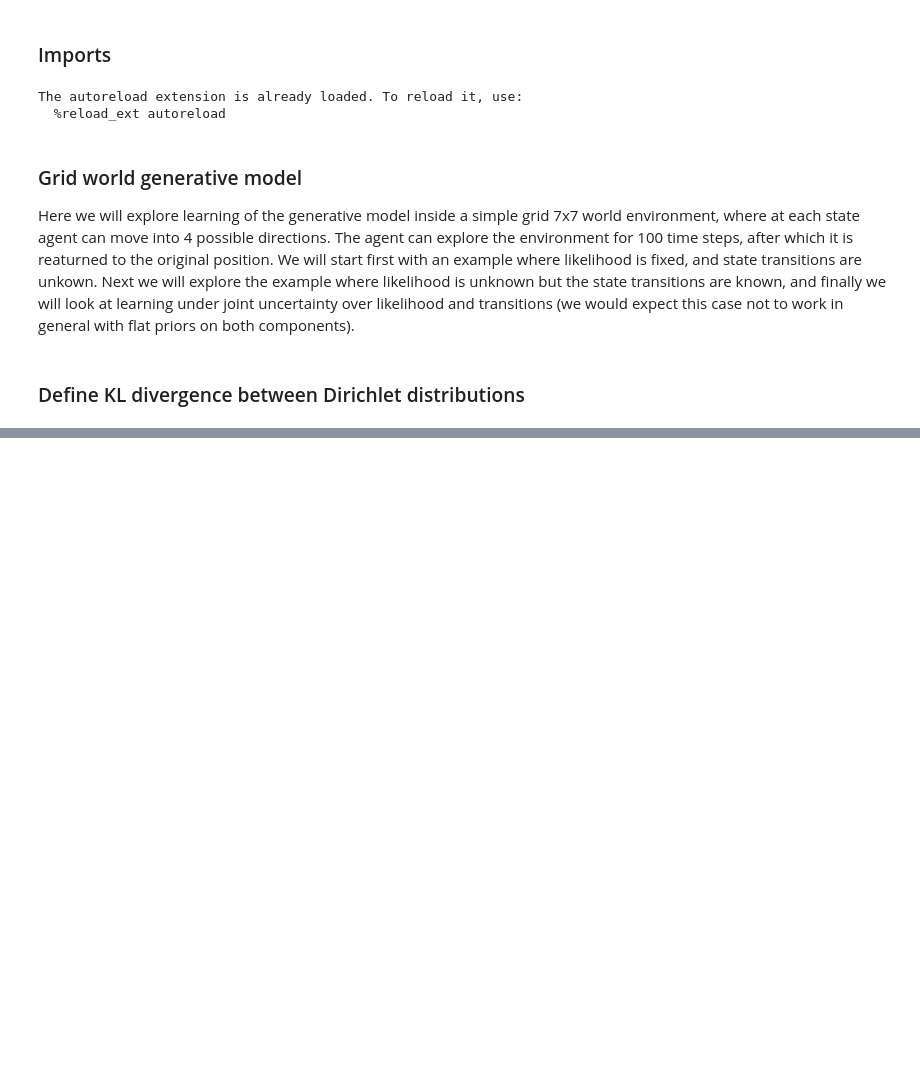
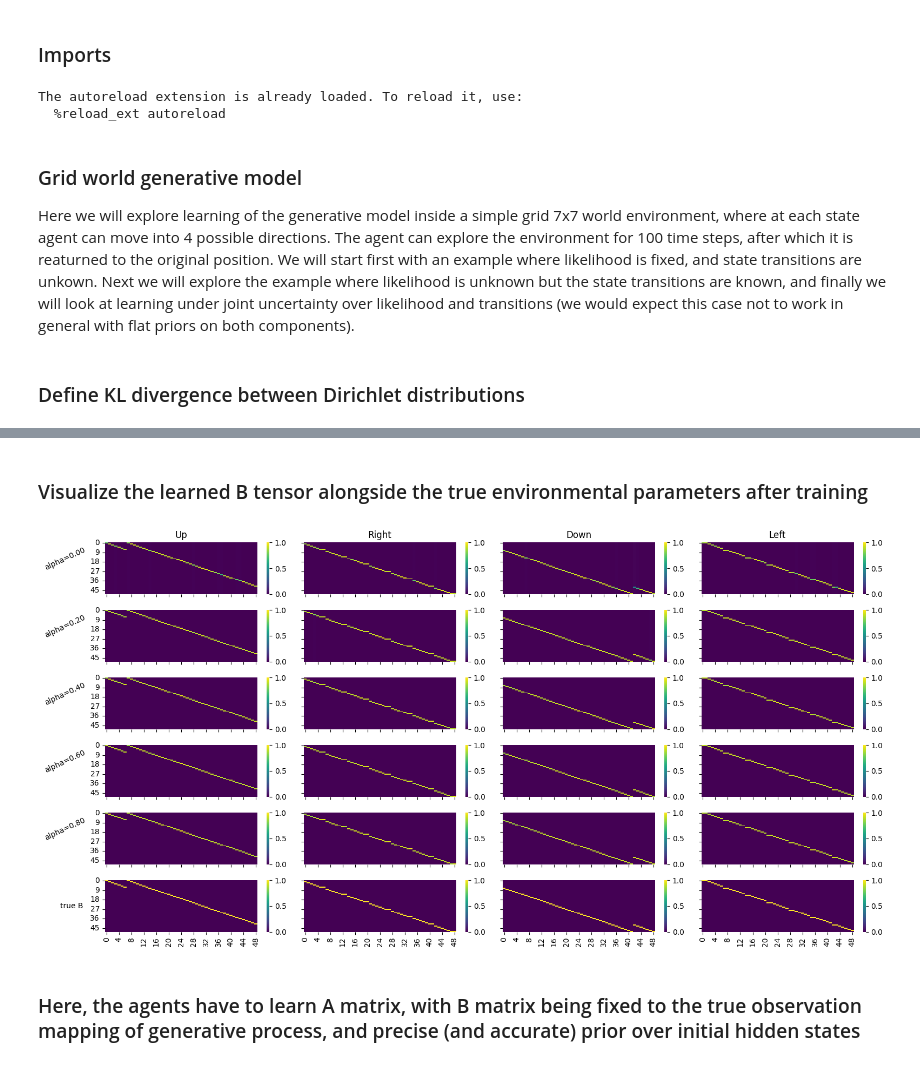
Before and after one commit to infer-actively/pymdp, a Jupyter notebook: examples/learning/learning_gridworld.ipynb, the cells around one changed output, grey strips where cells are left out. Saved outputs shown, nothing was run; the diff lists cells and outputs as text; code cells hidden in the pictures; blank space fills up the shorter version.

Commit message:
incorporated new offline/online learning toggles into `learning_gridworld.ipynb` notebook, and regenerated plots accompanying each experiment

```diff
--- a/examples/learning/learning_gridworld.ipynb
+++ b/examples/learning/learning_gridworld.ipynb
@@ -30,7 +30,7 @@ grid_shape = (7, 7)
 # number of agents
 batch_size = 20
 
-env = GridWorld(shape=grid_shape, include_stay=False, batch_size=batch_size)
+env = GridWorld(shape=grid_shape, initial_position=(3,3), include_stay=False, batch_size=batch_size)
 # %% [markdown]
 ### Define KL divergence between Dirichlet distributions
 # %%
@@ -52,7 +54,7 @@ _A = [jnp.array(a) for a in env.params['A']]
 C = [jnp.zeros((batch_size, num_obs[0]))]
 pB = [jnp.ones_like(env.params['B'][0]) / num_states[0]]
 _B = jtu.tree_map(lambda x: x / x.sum(1, keepdims=True), pB)
-_D = [jnp.ones((batch_size, num_states[0]))]
+_D = [jnp.ones((batch_size, num_states[0]))/num_states[0]]  # flat prior over initial states
 
 agents = []
 for i in range(5):
@@ -76,8 +78,9 @@ for i in range(5):
             inference_algo="ovf",
             num_iter=1,
             learn_A=False,
-            learn_B=False,
+            learn_B=True,
             learn_D=False,
             batch_size=batch_size,
+            learning_mode="offline",
         )
     )
@@ -94,13 +99,6 @@ for block in range(num_blocks):
     block_keys = block_and_batch_keys[block]
     for i, agent in enumerate(agents):
         _, env = env.reset(block_keys[:-1])
-
         last, info, env = jit(rollout, static_argnums=[2,] )(agent, env, num_timesteps, block_keys[-1])
-        env = last['env']
-
-        beliefs = info['qs']
-        actions = info['actions']
-        outcomes = info['observations']
-
-        agents[i] = agent.infer_parameters(beliefs, outcomes, actions)
+        agents[i] = last['agent']
         divs[i].append(kl_div_dirichlet(last['agent'].pB[0], pB_ground_truth).sum(-1).mean(-1))
@@ -119,10 +119,33 @@ fig.tight_layout()
+# %% [markdown]
+### Visualize the learned B tensor alongside the true environmental parameters after training
 # %%
-fig, axes = plt.subplots(3, 5, figsize=(16, 8), sharex=True, sharey=True)
+num_actions = env.params['B'][0].shape[-1]
+base_labels = ["Up", "Right", "Down", "Left", "Stay"]
+action_labels = base_labels[:num_actions]
 
-for i in range(num_controls[0]):
-    for j, agent in enumerate(agents[:2]):
+row_labels = []
+for agent in agents:
+    alpha_value = float(agent.alpha.mean(0).squeeze())
+    row_labels.append(f'alpha={alpha_value:.2f}')
+
+
+fig, axes = plt.subplots(len(agents)+1, num_actions, figsize=(16, 8), sharex=True, sharey=True)
+
+
+for i in range(num_actions):
+    for j, agent in enumerate(agents):
         sns.heatmap(agent.B[0][0, ..., i], ax=axes[j, i], cmap='viridis', vmax=1., vmin=0.)
-    sns.heatmap(B[0][0, ..., i], ax=axes[2, i], cmap='viridis', vmax=1., vmin=0.)
+    sns.heatmap(env.params['B'][0][0, ..., i], ax=axes[-1, i], cmap='viridis', vmax=1., vmin=0.)
+    axes[0, i].set_title(action_labels[i])
+
+for j, label in enumerate(row_labels):
+    axes[j, 0].set_ylabel(label, rotation=25, labelpad=60, ha='left', va='center')
+axes[-1, 0].set_ylabel('true B', rotation=0, labelpad=40, ha='left', va='center')
+
 
 fig.tight_layout()
+# %% [output]
+[figure, added]
+# %% [markdown]
+### Here, the agents have to learn A matrix, with B matrix being fixed to the true observation mapping of generative process, and precise (and accurate) prior over initial hidden states
 # %%
```
Also changed, not shown: parts of 53 cells of this notebook.
